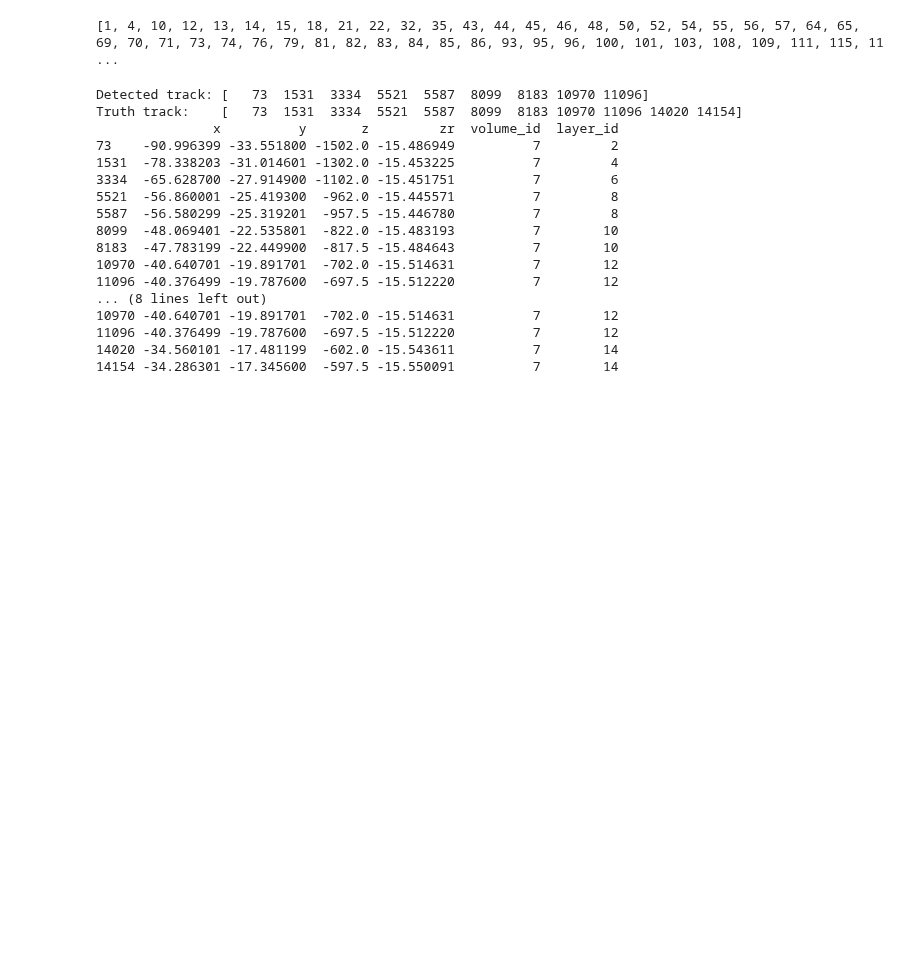
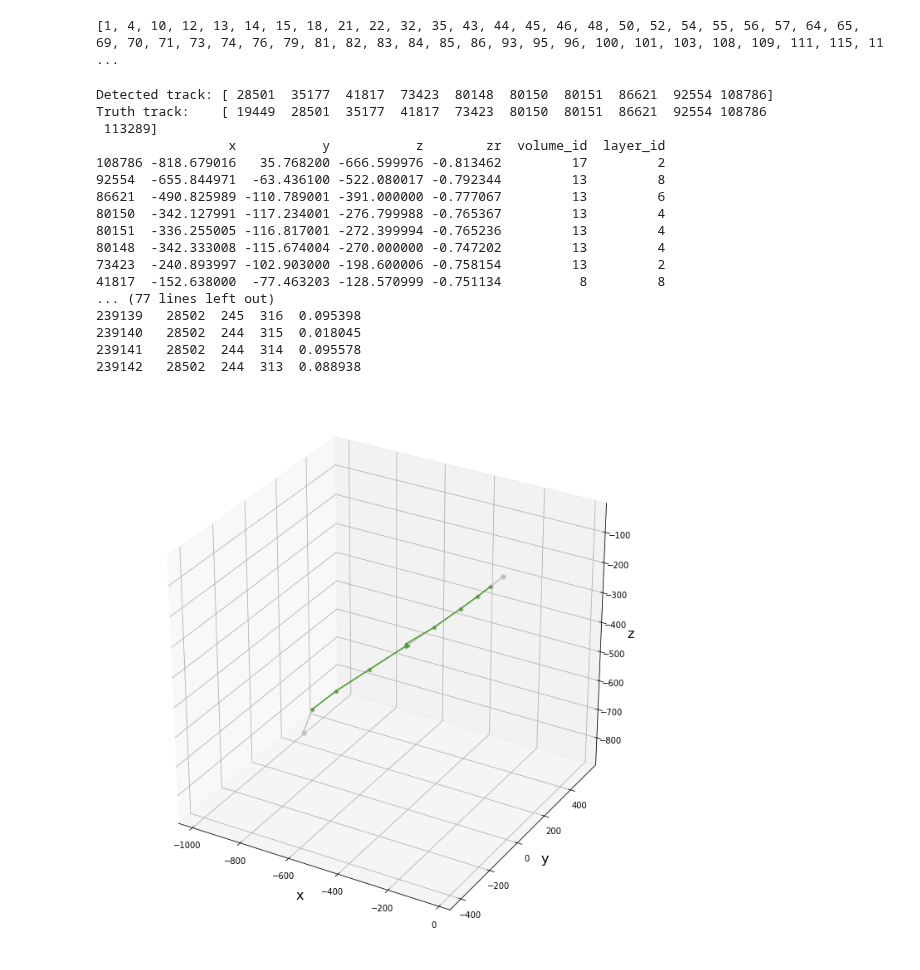
Before and after one commit to nicolefinnie/kaggle-trackml, a Jupyter notebook: src/notebooks/EDA/track_quality.ipynb, the cells around one changed output. Drawn from its saved outputs; the diff is of its cells as text; code cells hidden in the pictures; blank space fills up the shorter version.

Commit message:
Add cell info

```diff
--- a/src/notebooks/EDA/track_quality.ipynb
+++ b/src/notebooks/EDA/track_quality.ipynb
@@ -422,24 +422,42 @@ Num tracks with high-quality curvature info but other bad characteristics: 1054
 print(great)
 # %% [output]
 [1, 4, 10, 12, 13, 14, 15, 18, 21, 22, 32, 35, 43, 44, 45, 46, 48, 50, 52, 54, 55, 56, 57, 64, 65, 69, 70, 71, 73, 74, 76, 79, 81, 82, 83, 84, 85, 86, 93, 95, 96, 100, 101, 103, 108, 109, 111, 115, 11 ...
-# %%
-# To see how a single track found by dbscan compares to the ground truth
-eda.compare_track_to_truth(1, helix, hits, truth)
-# %% [output]
-Detected track: [   73  1531  3334  5521  5587  8099  8183 10970 11096]
-Truth track:    [   73  1531  3334  5521  5587  8099  8183 10970 11096 14020 14154]
-               x          y       z         zr  volume_id  layer_id
-73    -90.996399 -33.551800 -1502.0 -15.486949          7         2
-1531  -78.338203 -31.014601 -1302.0 -15.453225          7         4
-3334  -65.628700 -27.914900 -1102.0 -15.451751          7         6
-5521  -56.860001 -25.419300  -962.0 -15.445571          7         8
-5587  -56.580299 -25.319201  -957.5 -15.446780          7         8
-8099  -48.069401 -22.535801  -822.0 -15.483193          7        10
-8183  -47.783199 -22.449900  -817.5 -15.484643          7        10
-10970 -40.640701 -19.891701  -702.0 -15.514631          7        12
-11096 -40.376499 -19.787600  -697.5 -15.512220          7        12
-... (8 lines left out)
-10970 -40.640701 -19.891701  -702.0 -15.514631          7        12
-11096 -40.376499 -19.787600  -697.5 -15.512220          7        12
-14020 -34.560101 -17.481199  -602.0 -15.543611          7        14
-14154 -34.286301 -17.345600  -597.5 -15.550091          7        14
+# %%
+# To see how a single track found by dbscan compares to the ground truth
+track_id = 1101
+eda.compare_track_to_truth(track_id, helix, hits, truth)
+eda.graph_my_track(track_id, helix, hits, truth)
+mycells1 = cells[cells['hit_id']==80151]
+mycells2 = cells[cells['hit_id']==80148]
+mycells3 = cells[cells['hit_id']==73423]
+tix = np.where(helix == track_id)[0]
+df = hits.loc[tix]
+df = df.sort_values('z')
+all_hits = df.hit_id.values
+#print(all_hits)
+#truth_ix = get_truth_for_track(track, labels, truth)
+for hit_id in all_hits:
+    print(hit_id)
+    print(cells[cells['hit_id']==hit_id])
+#print(mycells1)
+#print(mycells2)
+#print(mycells3)
+# %% [output]
+Detected track: [ 28501  35177  41817  73423  80148  80150  80151  86621  92554 108786]
+Truth track:    [ 19449  28501  35177  41817  73423  80150  80151  86621  92554 108786
+ 113289]
+                 x           y           z        zr  volume_id  layer_id
+108786 -818.679016   35.768200 -666.599976 -0.813462         17         2
+92554  -655.844971  -63.436100 -522.080017 -0.792344         13         8
+86621  -490.825989 -110.789001 -391.000000 -0.777067         13         6
+80150  -342.127991 -117.234001 -276.799988 -0.765367         13         4
+80151  -336.255005 -116.817001 -272.399994 -0.765236         13         4
+80148  -342.333008 -115.674004 -270.000000 -0.747202         13         4
+73423  -240.893997 -102.903000 -198.600006 -0.758154         13         2
+41817  -152.638000  -77.463203 -128.570999 -0.751134          8         8
+... (77 lines left out)
+239139   28502  245  316  0.095398
+239140   28502  244  315  0.018045
+239141   28502  244  314  0.095578
+239142   28502  244  313  0.088938
+[figure, added]
```
